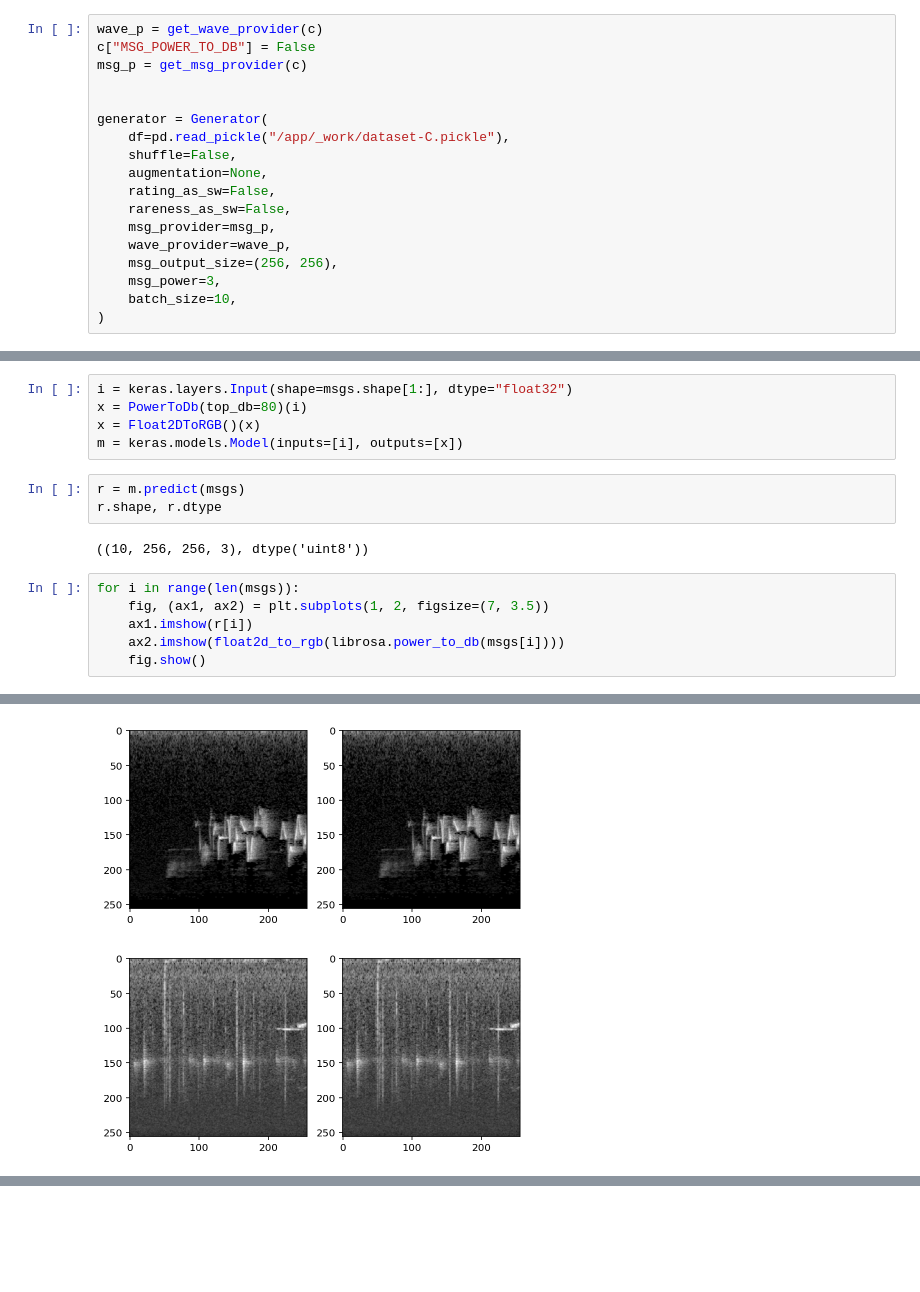
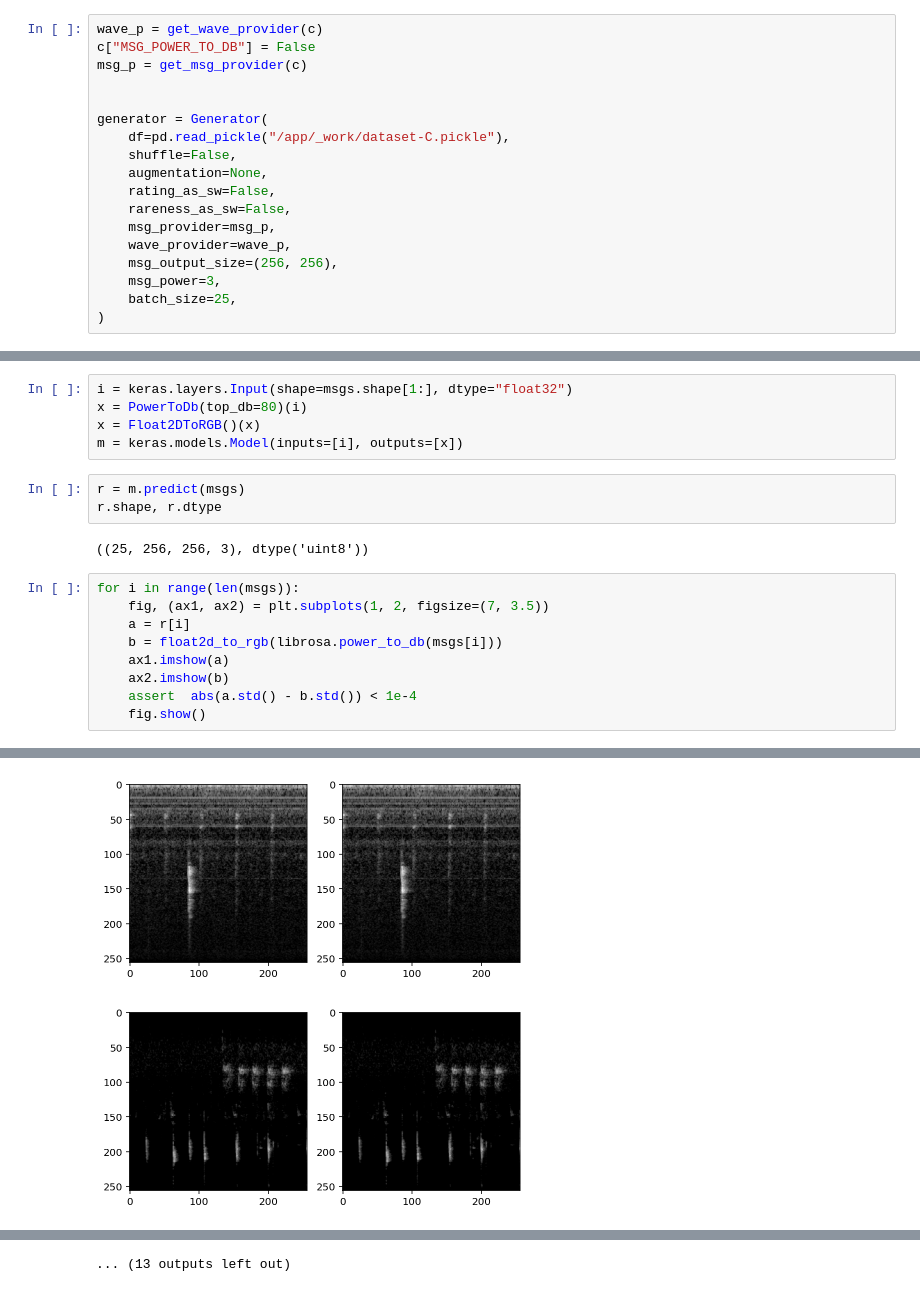
Before and after one commit to myurasov/Kaggle-BirdCLEF-2021, a Jupyter notebook: sandbox/test_pow2db_layer_2.ipynb, the cells around one changed output, grey strips where cells are left out. Saved outputs shown, nothing was run; the diff lists cells and outputs as text; blank space fills up the shorter version.

```diff
--- a/sandbox/test_pow2db_layer_2.ipynb
+++ b/sandbox/test_pow2db_layer_2.ipynb
@@ -44,7 +44,7 @@ generator = Generator(
     wave_provider=wave_p,
     msg_output_size=(256, 256),
     msg_power=3,
-    batch_size=10,
+    batch_size=25,
 )
 # %%
 generator._shuffle_samples()
@@ -62,11 +62,14 @@ m = keras.models.Model(inputs=[i], outputs=[x])
 r = m.predict(msgs)
 r.shape, r.dtype
 # %% [output]
-((10, 256, 256, 3), dtype('uint8'))
+((25, 256, 256, 3), dtype('uint8'))
 # %%
 for i in range(len(msgs)):
     fig, (ax1, ax2) = plt.subplots(1, 2, figsize=(7, 3.5))
-    ax1.imshow(r[i])
-    ax2.imshow(float2d_to_rgb(librosa.power_to_db(msgs[i])))
+    a = r[i]
+    b = float2d_to_rgb(librosa.power_to_db(msgs[i]))
+    ax1.imshow(a)
+    ax2.imshow(b)
+    assert  abs(a.std() - b.std()) < 1e-4
     fig.show()
 # %% [output]
@@ -79,2 +82,2 @@ for i in range(len(msgs)):
-[figure, old version]
+[figure, new version]
-[figure, old version]
+[figure, new version]
@@ -82,0 +88 @@ for i in range(len(msgs)):
+... (13 outputs left out)
```
Also changed, not shown: parts of 2 cells of this notebook.
